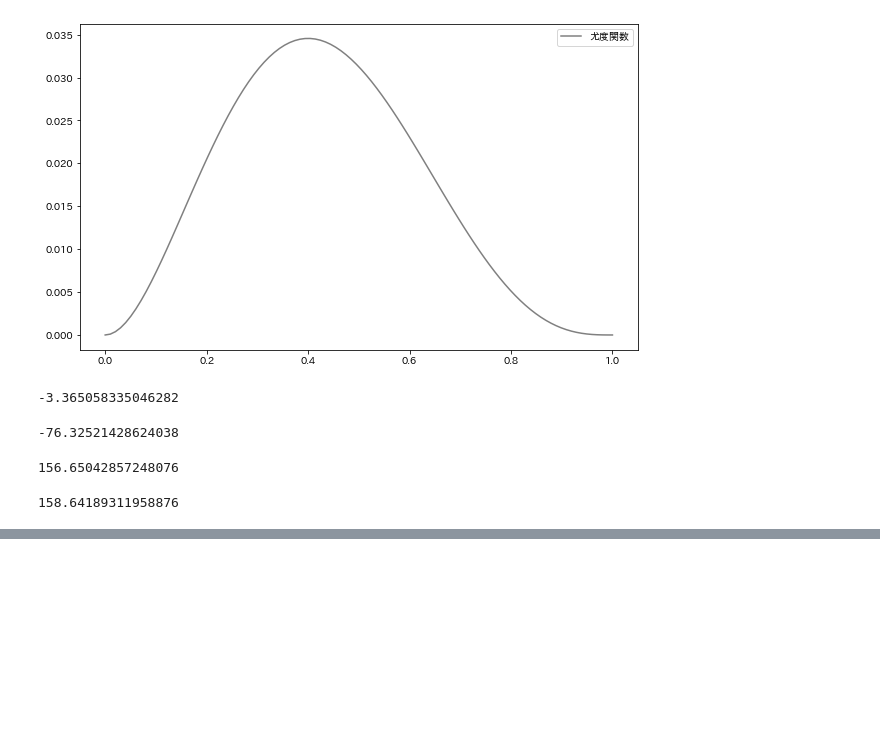
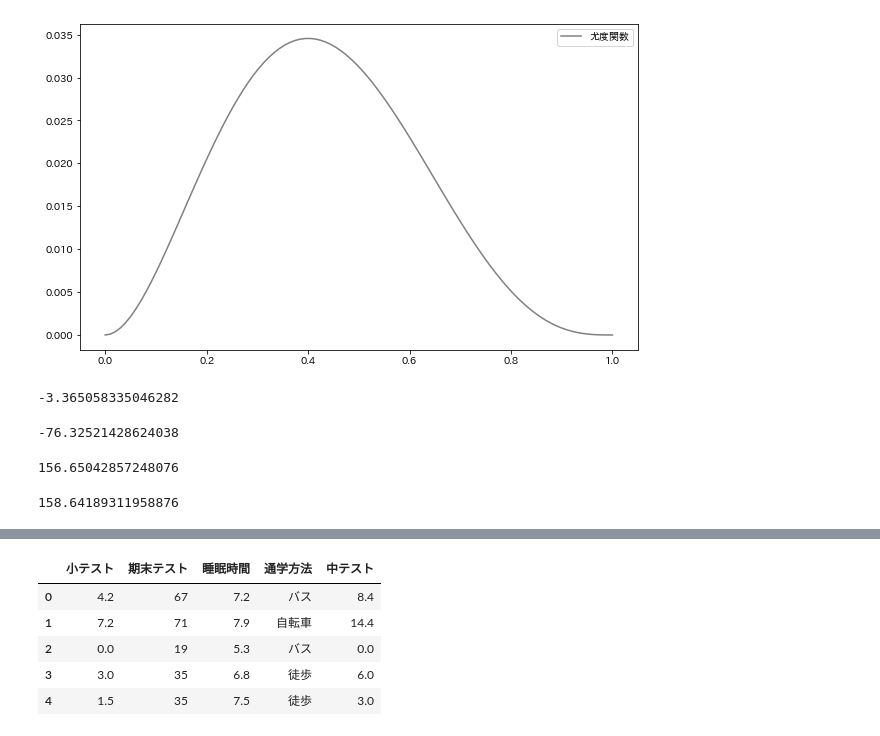
Before and after one commit to yuyahy/Statistical-Analysis-with-Python, a Jupyter notebook: Chap12_Regression_Analysis.ipynb, the cells around one changed output, grey strips where cells are left out. Saved outputs shown, nothing was run; the diff lists cells and outputs as text; code cells hidden in the pictures; blank space fills up the shorter version.

```diff
--- a/Chap12_Regression_Analysis.ipynb
+++ b/Chap12_Regression_Analysis.ipynb
@@ -446,0 +501,15 @@ bic
+# %%
+# 多重共線性
+# →説明変数間で非常に強い相関が生じている事を指す
+# →多重共線性が生じると、回帰係数の分散が大きくなり、モデルの予測結果が悪くなる
+
+# 極端な例として、小テストの点数を2倍にしただけの中テストを考える
+df['中テスト'] = df['小テスト'] * 2
+df.head()
+# %% [output]
+|  | 小テスト | 期末テスト | 睡眠時間 | 通学方法 | 中テスト |
+| 0 | 4.2 | 67 | 7.2 | バス | 8.4 |
+| 1 | 7.2 | 71 | 7.9 | 自転車 | 14.4 |
+| 2 | 0.0 | 19 | 5.3 | バス | 0.0 |
+| 3 | 3.0 | 35 | 6.8 | 徒歩 | 6.0 |
+| 4 | 1.5 | 35 | 7.5 | 徒歩 | 3.0 |
```
Also changed, not shown: parts of 11 cells of this notebook.
